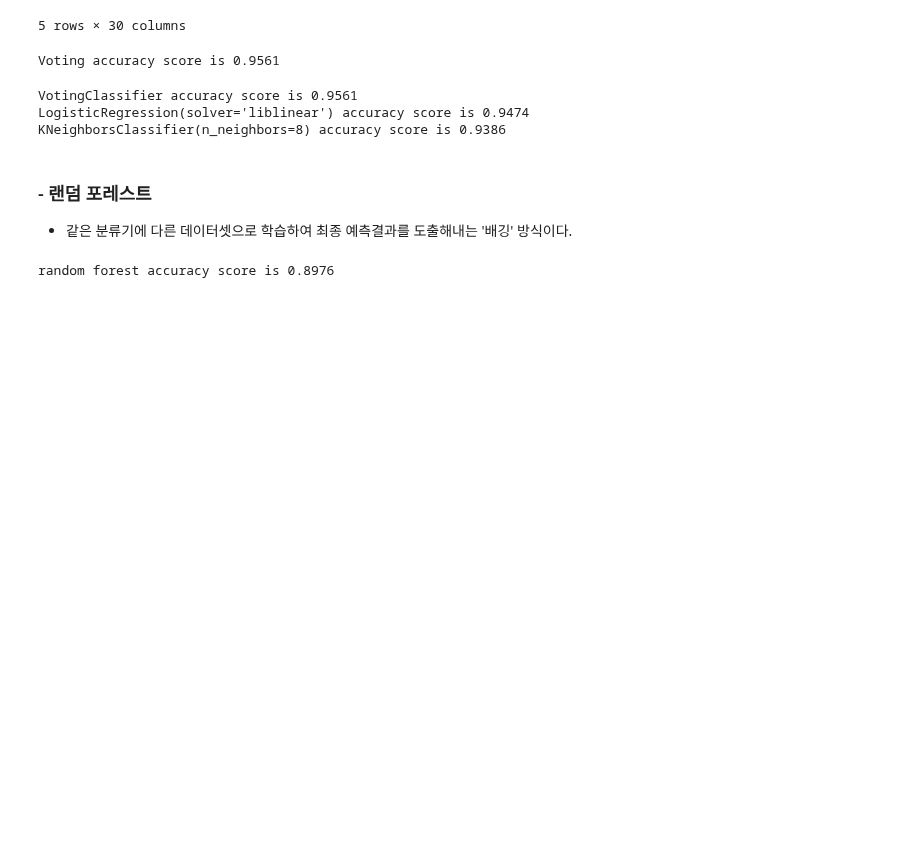
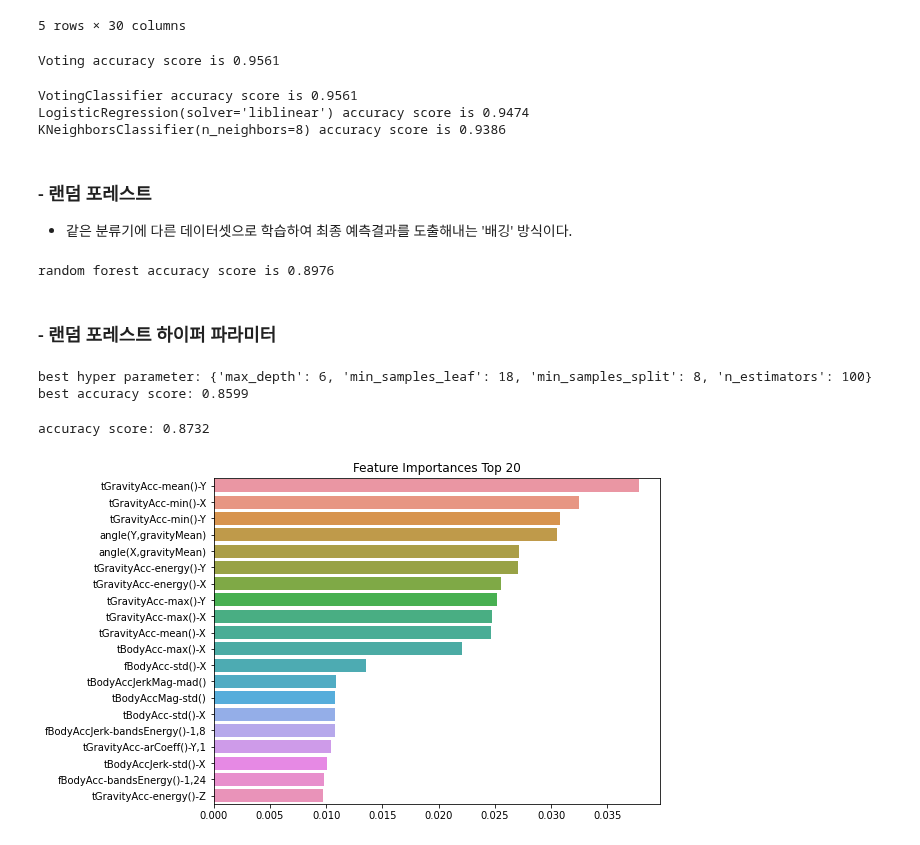
Before and after one commit to SimplePro/pythonMachineLearning, a Jupyter notebook: sklearn_tutorials/sklearn_tutorial.ipynb, the cells around one changed output. Saved outputs shown, nothing was run; the diff lists cells and outputs as text; code cells hidden in the pictures; blank space fills up the shorter version.

Commit message:
Added content about RandomForestClassifier
Added content about HyperParameter of RandomForestClassifier

```diff
--- a/sklearn_tutorials/sklearn_tutorial.ipynb
+++ b/sklearn_tutorials/sklearn_tutorial.ipynb
@@ -1517,3 +1517,47 @@ accuracy = np.round(accuracy_score(y_test, pred), 4)
 print("random forest accuracy score is", accuracy)
 # %% [output]
 random forest accuracy score is 0.8976
+# %% [markdown]
+### - 랜덤 포레스트 하이퍼 파라미터
+# %%
+from sklearn.model_selection import GridSearchCV
+
+params = {
+    "n_estimators" : [100],
+    "max_depth": [6, 8, 10, 12],
+    "min_samples_leaf": [8, 12, 18],
+    "min_samples_split": [8, 16, 20]
+}
+
+rf_model = RandomForestClassifier(random_state=0, n_jobs=-1)
+grid_cv = GridSearchCV(rf_model, param_grid=params, cv=2, n_jobs=-1)
+grid_cv.fit(X_train, y_train)
+
+print("best hyper parameter:", grid_cv.best_params_)
+print("best accuracy score:", np.round(grid_cv.best_score_, 4))
+# %% [output]
+best hyper parameter: {'max_depth': 6, 'min_samples_leaf': 18, 'min_samples_split': 8, 'n_estimators': 100}
+best accuracy score: 0.8599
+# %%
+rf_model1 = RandomForestClassifier(n_estimators=300, max_depth=6, min_samples_leaf=18,
+                                  min_samples_split=8, random_state=0)
+rf_model1.fit(X_train, y_train)
+pred = rf_model1.predict(X_test)
+print("accuracy score:", np.round(accuracy_score(y_test, pred), 4))
+# %% [output]
+accuracy score: 0.8732
+# %%
+import matplotlib.pyplot as plt
+import seaborn as sns
+%matplotlib inline
+
+ftr_importances_values = rf_model1.feature_importances_
+ftr_importances = pd.Series(ftr_importances_values, index=X_train.columns)
+ftr_top20 = ftr_importances.sort_values(ascending=False)[:20]
+
+plt.figure(figsize=(8, 6))
+plt.title("Feature Importances Top 20")
+sns.barplot(x=ftr_top20, y=ftr_top20.index)
+plt.show()
+# %% [output]
+[figure, added]
```
